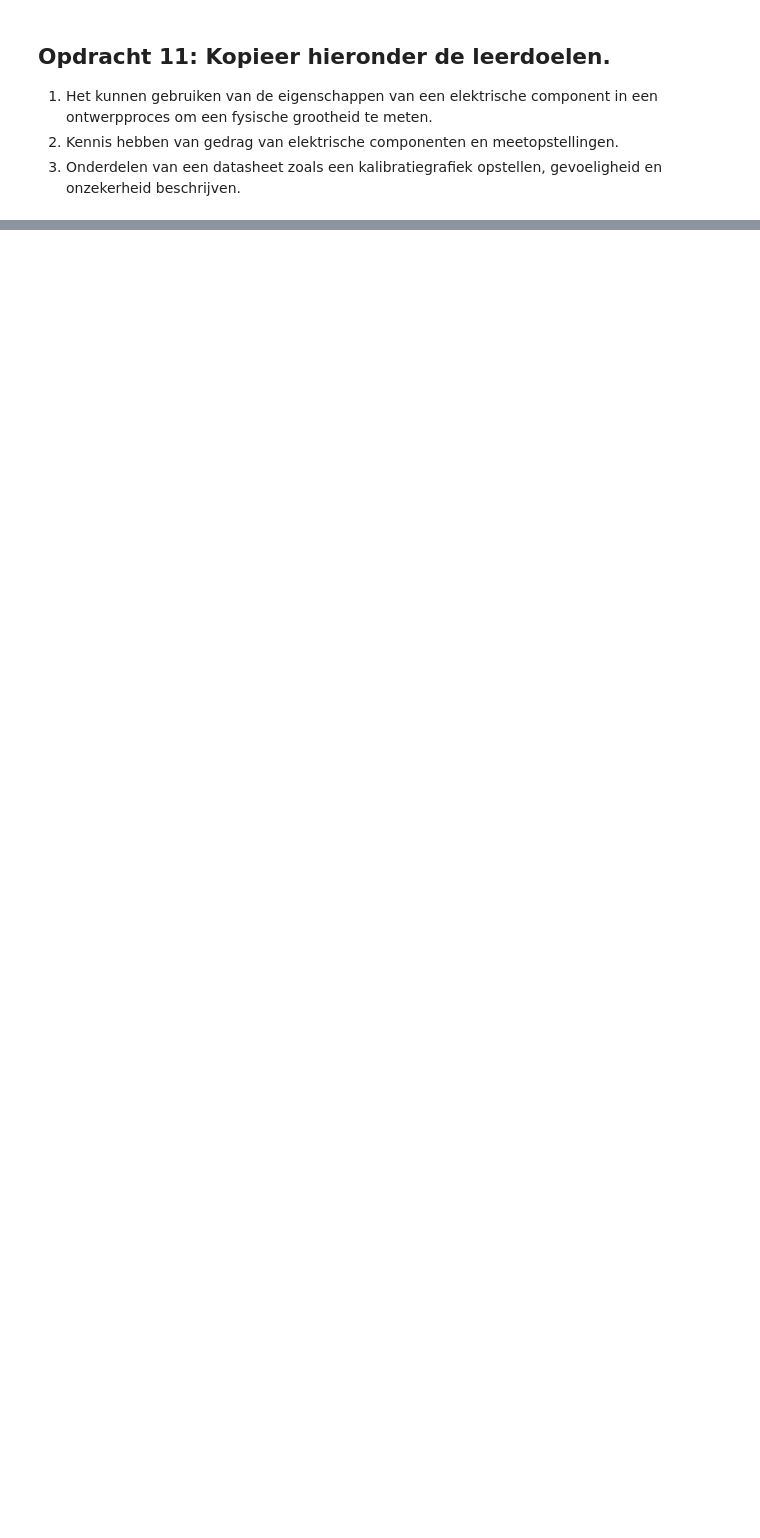
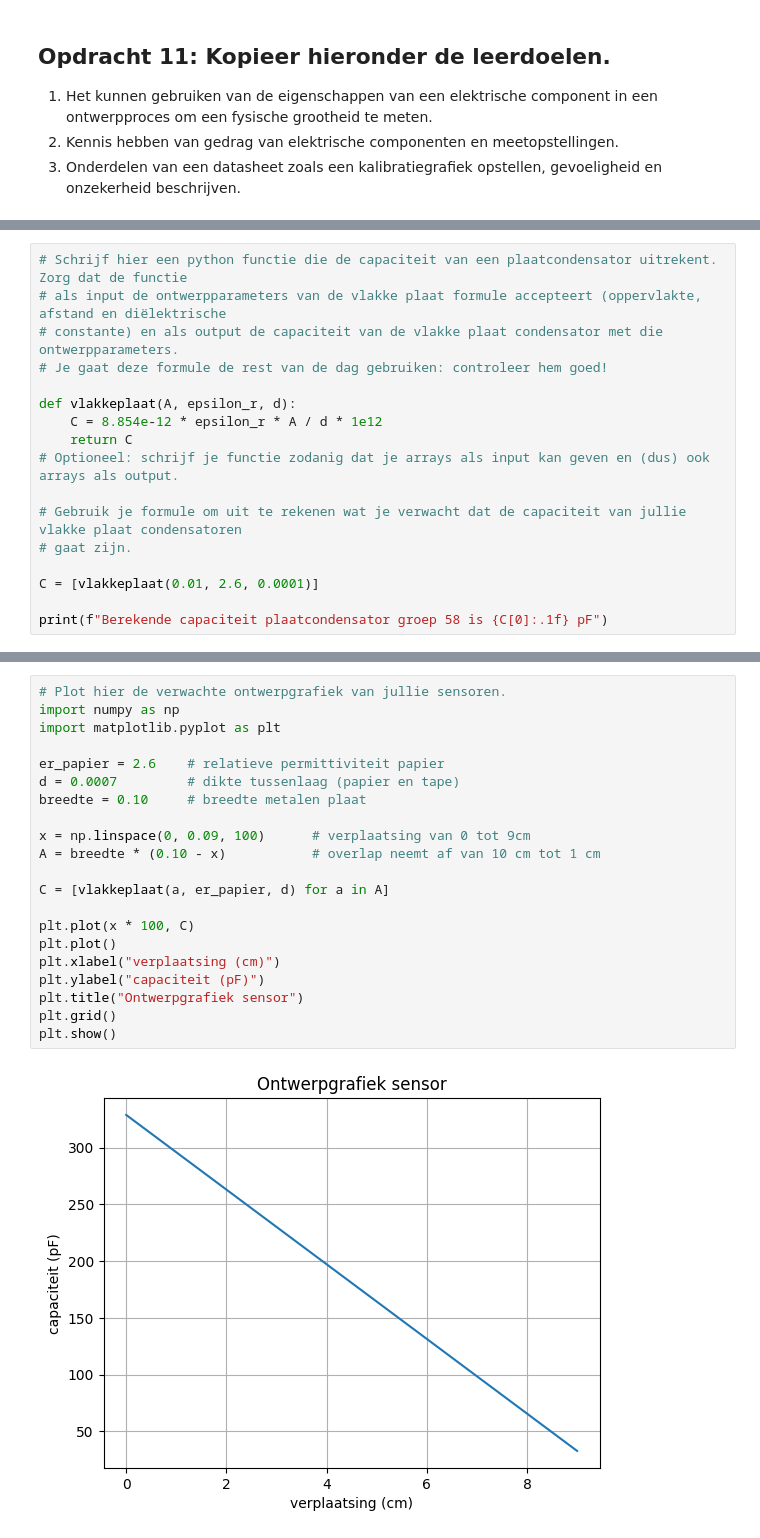
Before and after one commit to Bart-Smit/Edzard-DEFd, a Jupyter notebook: FysiekeOntwerpopdrachten/2OntwerpEenSensorCondensator/DEFOntwerpopdracht2OntwerpEenSensorInvulTemplate.ipynb, the cells around one changed output, grey strips where cells are left out. Drawn from its saved outputs; the diff is of its cells as text; blank space fills up the shorter version.

```diff
--- a/FysiekeOntwerpopdrachten/2OntwerpEenSensorCondensator/DEFOntwerpopdracht2OntwerpEenSensorInvulTemplate.ipynb
+++ b/FysiekeOntwerpopdrachten/2OntwerpEenSensorCondensator/DEFOntwerpopdracht2OntwerpEenSensorInvulTemplate.ipynb
@@ -117,0 +181,17 @@ kopieer hier de cel(len) waaruit blijkt dat jullie leerdoel 3 beheersen.
+# %%
+# Schrijf hier een python functie die de capaciteit van een plaatcondensator uitrekent. Zorg dat de functie
+# als input de ontwerpparameters van de vlakke plaat formule accepteert (oppervlakte, afstand en diëlektrische
+# constante) en als output de capaciteit van de vlakke plaat condensator met die ontwerpparameters.
+# Je gaat deze formule de rest van de dag gebruiken: controleer hem goed!
+
+def vlakkeplaat(A, epsilon_r, d):
+    C = 8.854e-12 * epsilon_r * A / d * 1e12
+    return C
+# Optioneel: schrijf je functie zodanig dat je arrays als input kan geven en (dus) ook arrays als output.
+
+# Gebruik je formule om uit te rekenen wat je verwacht dat de capaciteit van jullie vlakke plaat condensatoren
+# gaat zijn.
+
+C = [vlakkeplaat(0.01, 2.6, 0.0001)]
+
+print(f"Berekende capaciteit plaatcondensator groep 58 is {C[0]:.1f} pF")
@@ -117,0 +200,23 @@ kopieer hier de cel(len) waaruit blijkt dat jullie leerdoel 3 beheersen.
+# %%
+# Plot hier de verwachte ontwerpgrafiek van jullie sensoren.
+import numpy as np
+import matplotlib.pyplot as plt
+
+er_papier = 2.6    # relatieve permittiviteit papier
+d = 0.0007         # dikte tussenlaag (papier en tape)
+breedte = 0.10     # breedte metalen plaat
+
+x = np.linspace(0, 0.09, 100)      # verplaatsing van 0 tot 9cm
+A = breedte * (0.10 - x)           # overlap neemt af van 10 cm tot 1 cm
+
+C = [vlakkeplaat(a, er_papier, d) for a in A]
+
+plt.plot(x * 100, C)
+plt.plot()
+plt.xlabel("verplaatsing (cm)")
+plt.ylabel("capaciteit (pF)")
+plt.title("Ontwerpgrafiek sensor")
+plt.grid()
+plt.show()
+# %% [output]
+[figure, added]
```
Also changed, not shown: parts of 36 cells of this notebook, 10 other files.
